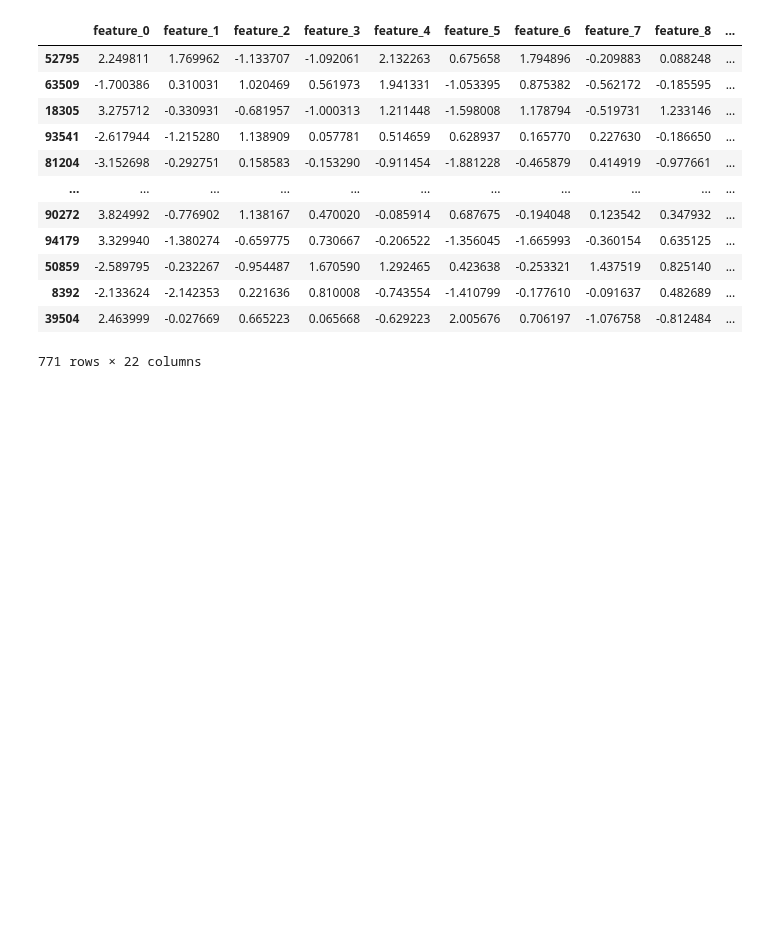
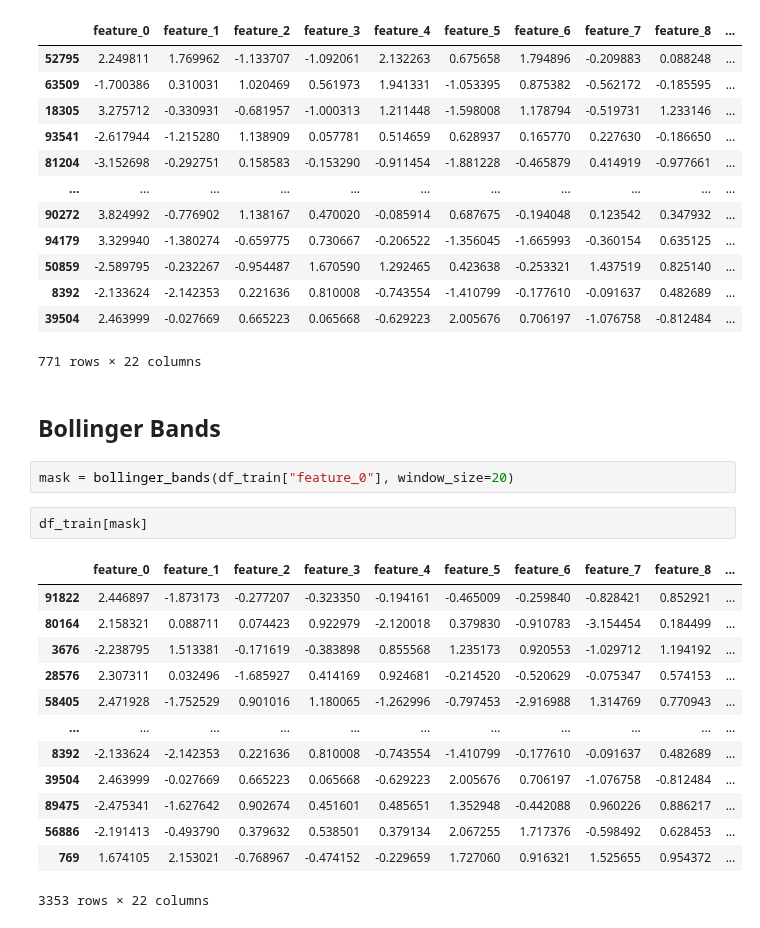
Before and after one commit to HeyLucasLeao/tinyshift, a Jupyter notebook: tinyshift/examples/outlier.ipynb, the cells around one changed output. Drawn from its saved outputs; the diff is of its cells as text; blank space fills up the shorter version.

```diff
--- a/tinyshift/examples/outlier.ipynb
+++ b/tinyshift/examples/outlier.ipynb
@@ -157,3 +155,23 @@ df_train[mask]
 | 8392 | -2.133624 | -2.142353 | 0.221636 | 0.810008 | -0.743554 | -1.410799 | -0.177610 | -0.091637 | 0.482689 | ... |
 | 39504 | 2.463999 | -0.027669 | 0.665223 | 0.065668 | -0.629223 | 2.005676 | 0.706197 | -1.076758 | -0.812484 | ... |
 771 rows × 22 columns
+# %% [markdown]
+## Bollinger Bands
+# %%
+mask = bollinger_bands(df_train["feature_0"], window_size=20)
+# %%
+df_train[mask]
+# %% [output]
+|  | feature_0 | feature_1 | feature_2 | feature_3 | feature_4 | feature_5 | feature_6 | feature_7 | feature_8 | ... |
+| 91822 | 2.446897 | -1.873173 | -0.277207 | -0.323350 | -0.194161 | -0.465009 | -0.259840 | -0.828421 | 0.852921 | ... |
+| 80164 | 2.158321 | 0.088711 | 0.074423 | 0.922979 | -2.120018 | 0.379830 | -0.910783 | -3.154454 | 0.184499 | ... |
+| 3676 | -2.238795 | 1.513381 | -0.171619 | -0.383898 | 0.855568 | 1.235173 | 0.920553 | -1.029712 | 1.194192 | ... |
+| 28576 | 2.307311 | 0.032496 | -1.685927 | 0.414169 | 0.924681 | -0.214520 | -0.520629 | -0.075347 | 0.574153 | ... |
+| 58405 | 2.471928 | -1.752529 | 0.901016 | 1.180065 | -1.262996 | -0.797453 | -2.916988 | 1.314769 | 0.770943 | ... |
+| ... | ... | ... | ... | ... | ... | ... | ... | ... | ... | ... |
+| 8392 | -2.133624 | -2.142353 | 0.221636 | 0.810008 | -0.743554 | -1.410799 | -0.177610 | -0.091637 | 0.482689 | ... |
+| 39504 | 2.463999 | -0.027669 | 0.665223 | 0.065668 | -0.629223 | 2.005676 | 0.706197 | -1.076758 | -0.812484 | ... |
+| 89475 | -2.475341 | -1.627642 | 0.902674 | 0.451601 | 0.485651 | 1.352948 | -0.442088 | 0.960226 | 0.886217 | ... |
+| 56886 | -2.191413 | -0.493790 | 0.379632 | 0.538501 | 0.379134 | 2.067255 | 1.717376 | -0.598492 | 0.628453 | ... |
+| 769 | 1.674105 | 2.153021 | -0.768967 | -0.474152 | -0.229659 | 1.727060 | 0.916321 | 1.525655 | 0.954372 | ... |
+3353 rows × 22 columns
```
Also changed, not shown: parts of 23 cells of this notebook, 15 other files.
